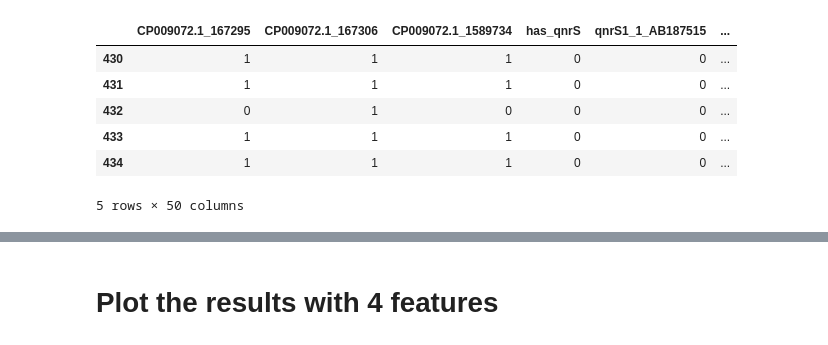
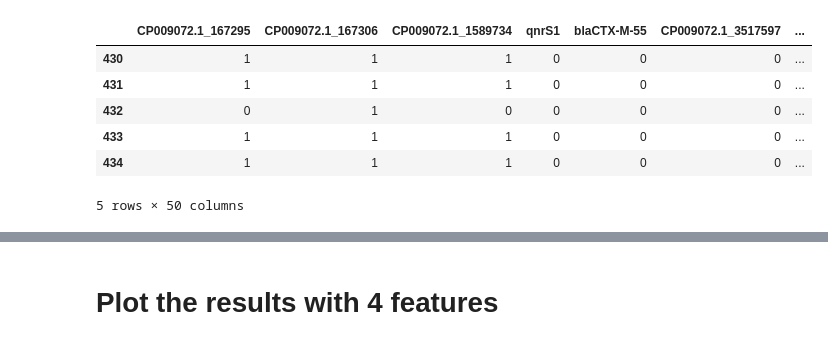
Before and after one commit to patbaa/AMR_ciprofloxacin, a Jupyter notebook: machine_learning_and_stats/3_evaluate_ML.ipynb, the cells around one changed output, grey strips where cells are left out. Cells and saved outputs as stored; diff of their text form; code cells hidden in the pictures.

```diff
--- a/machine_learning_and_stats/3_evaluate_ML.ipynb
+++ b/machine_learning_and_stats/3_evaluate_ML.ipynb
@@ -16,25 +16,25 @@ def within_dillution(y_true, y_pred, dill=2):
     frac = np.array(y_true) / np.array(y_pred)
     return ((frac >= 1/dill) & (frac <= dill)).mean()
 # %%
-base = '/mnt/net/onco2/data0/users/pataki/AMR_pred/final_processed/'
+base = '/mnt/local/scratch/pataki/AMR_pred/final_processed/'
 
 data = pd.read_csv(f'{base}merged_top50.csv').fillna('NA')
 data = data[data.measurement_units == 'mg/L']
 data.pop('measurement_units');
 data.pop('sample_alias');
 
 testDF = data[data.country == 'NA']
 testDF.pop('country');
 y = testDF.pop('measurement')
 
 testDF.head()
 # %% [output]
-|  | CP009072.1_167295 | CP009072.1_167306 | CP009072.1_1589734 | has_qnrS | qnrS1_1_AB187515 | ... |
-| 430 | 1 | 1 | 1 | 0 | 0 | ... |
-| 431 | 1 | 1 | 1 | 0 | 0 | ... |
-| 432 | 0 | 1 | 0 | 0 | 0 | ... |
-| 433 | 1 | 1 | 1 | 0 | 0 | ... |
-| 434 | 1 | 1 | 1 | 0 | 0 | ... |
+|  | CP009072.1_167295 | CP009072.1_167306 | CP009072.1_1589734 | qnrS1 | blaCTX-M-55 | CP009072.1_3517597 | ... |
+| 430 | 1 | 1 | 1 | 0 | 0 | 0 | ... |
+| 431 | 1 | 1 | 1 | 0 | 0 | 0 | ... |
+| 432 | 0 | 1 | 0 | 0 | 0 | 0 | ... |
+| 433 | 1 | 1 | 1 | 0 | 0 | 0 | ... |
+| 434 | 1 | 1 | 1 | 0 | 0 | 0 | ... |
 5 rows × 50 columns
 # %%
 with open(f'{base}rf_4.pkl', 'rb') as f:
```
Also changed, not shown: parts of 7 cells of this notebook, 2 other files.
